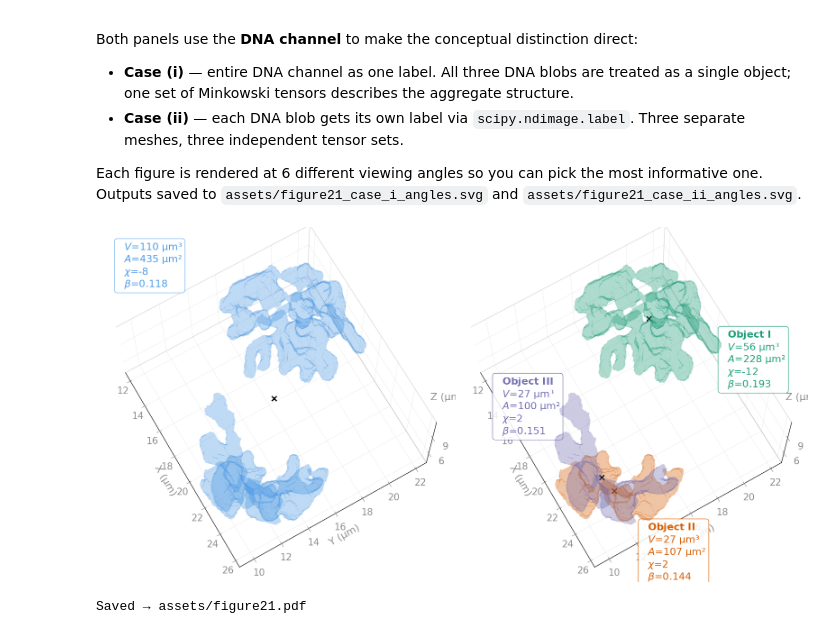
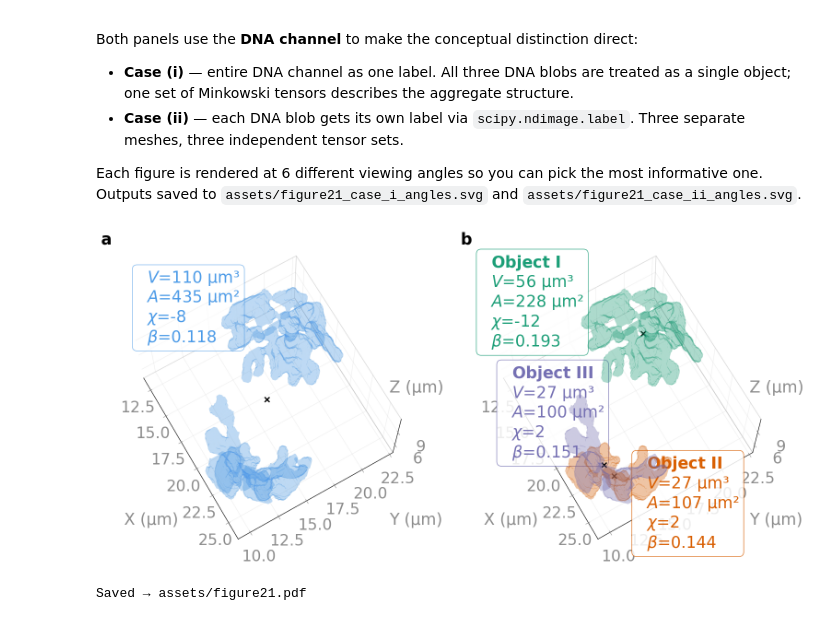
Before and after one commit to Ishihara-SynthMorph/pykarambola, a Jupyter notebook: examples/label_image_api.ipynb, the cells around one changed output. Cells and saved outputs as stored; diff of their text form; code cells hidden in the pictures.

Commit message:
added commas, label placement correction and added a and b, figure legend space for api figure updated

```diff
--- a/examples/label_image_api.ipynb
+++ b/examples/label_image_api.ipynb
@@ -355,7 +355,7 @@ Both panels use the **DNA channel** to make the conceptual distinction direct:
 Each figure is rendered at 6 different viewing angles so you can pick the most informative one.
 Outputs saved to `assets/figure21_case_i_angles.svg` and `assets/figure21_case_ii_angles.svg`.
 # %%
-BASE_FONT = 16
+BASE_FONT = 25
 plt.rcParams.update({'font.size': BASE_FONT, 'axes.titlesize': BASE_FONT+2, 'axes.labelsize': BASE_FONT, 'xtick.labelsize': BASE_FONT-1, 'ytick.labelsize': BASE_FONT-1})
 
 SPACING = (voxel_size_um,) * 3
@@ -369,17 +369,23 @@ def style_ax(ax):
         axis.pane.set_edgecolor((0.7, 0.7, 0.7, 0.25))
         axis._axinfo['grid']['color'] = (0.7, 0.7, 0.7, 0.2)
         axis.label.set_color((0.55, 0.55, 0.55))
-    ax.tick_params(colors=(0.55, 0.55, 0.55))
+    ax.tick_params(colors=(0.55, 0.55, 0.55), pad=12)
     ax.zaxis.set_major_locator(plt.MaxNLocator(nbins=3, integer=False))
-    ax.set_xlabel('X (µm)'); ax.set_ylabel('Y (µm)'); ax.set_zlabel('')
+    ax.set_xlabel('')
+    ax.set_ylabel('')
+    ax.set_zlabel('')
     ax.view_init(elev=70, azim=-30)
 
 def fit_ax(ax, verts):
     lo, hi = verts.min(0), verts.max(0)
     ax.set_xlim(lo[0], hi[0]); ax.set_ylim(lo[1], hi[1]); ax.set_zlim(lo[2], hi[2])
     ax.set_box_aspect((hi - lo).tolist())
-    ax.text(hi[0]-1, hi[1], hi[2]+2, 'Z (µm)',
-            color=(0.55,0.55,0.55), ha='left', va='center')
+    ax.text2D(0.1, 0.05, 'X (µm)', transform=ax.transAxes,
+              color=(0.55,0.55,0.55), ha='center', va='bottom')
+    ax.text2D(0.95, 0.05, 'Y (µm)', transform=ax.transAxes,
+              color=(0.55,0.55,0.55), ha='left', va='bottom')
+    ax.text2D(0.95, 0.55, 'Z (µm)', transform=ax.transAxes,
+              color=(0.55,0.55,0.55), ha='left', va='center')
 
 def mesh_xyz(mask):
     v, f, _, _ = measure.marching_cubes(mask.astype(np.float32), level=0.5, spacing=SPACING)
@@ -401,7 +407,7 @@ def fmt_stats(r, lbl=None):
 verts_i, faces_i = mesh_xyz(dna_mask)
 center_i         = centroid_xyz(dna_mask)
 
-TEXT_OFFSETS = {1: [6.5,1.5,0], 2: [6,-1.5,0], 3: [-5,-4.5,1.5]}
+TEXT_OFFSETS = {1: [-7,-11,-5], 2: [6,-1.5,0], 3: [-3.5,-6.5,1.5]}
 
 obj_data = {}
 for lbl in range(1, n_objects + 1):
@@ -415,42 +421,44 @@ for lbl in range(1, n_objects + 1):
 all_v = np.vstack([d['verts'] for d in obj_data.values()])
 
 # ── figure ────────────────────────────────────────────────────────────────────
-fig, (ax_i, ax_ii) = plt.subplots(1, 2, figsize=(16, 8),
+fig, (ax_i, ax_ii) = plt.subplots(1, 2, figsize=(16, 10),
                                    subplot_kw={'projection': '3d'})
+# plt.tight_layout(pad=5.0)
 
-# (a) single label
+# ── (a) single label ──────────────────────────────────────────────────────────
 ax_i.add_collection3d(Poly3DCollection(verts_i[faces_i], alpha=0.2,
                                         facecolor='#4C9BE8', edgecolor='none'))
 fit_ax(ax_i, verts_i); style_ax(ax_i)
-# ax_i.set_title('(a)  entire DNA channel as one label\n(1 set of Minkowski tensors)')
 ax_i.text2D(0.05, 0.97, fmt_stats(results_case2_dna[1]),
             transform=ax_i.transAxes, va='top', color='#4C9BE8',
             bbox=dict(boxstyle='round', facecolor='white', alpha=0.7, edgecolor='#4C9BE8'))
 ax_i.scatter(*center_i, marker='x', s=60, color='black', linewidths=2, depthshade=False)
+ax_i.text2D(-0.08, 1.05, 'a', transform=ax_i.transAxes,
+            fontsize=BASE_FONT, fontweight='bold', va='bottom', ha='left')
 
-# (b) per-object
+# ── (b) per-object ────────────────────────────────────────────────────────────
 for lbl, d in obj_data.items():
     c = d['color']
     ax_ii.add_collection3d(Poly3DCollection(d['verts'][d['faces']],
                                              alpha=0.2, facecolor=c, edgecolor='none'))
     cx, cy, cz = d['center']
     off = TEXT_OFFSETS[lbl]
     ax_ii.text(cx+off[0], cy+off[1], cz+off[2], d['stats'],
                color=c, va='bottom',
                bbox=dict(boxstyle='round', facecolor='white', alpha=0.85,
                          edgecolor=c, linewidth=1.0))
     ax_ii.scatter([cx], [cy], [cz], marker='x', s=60, color='black',
                   linewidths=2, depthshade=False)
 
 fit_ax(ax_ii, all_v); style_ax(ax_ii)
-# ax_ii.set_title('(b)  per-object DNA morphometry\n(3 labels → 3 independent tensor sets)')
+ax_ii.text2D(-0.08, 1.05, 'b', transform=ax_ii.transAxes,
+             fontsize=BASE_FONT, fontweight='bold', va='bottom', ha='left')
 
-# plt.suptitle('Single-label vs per-object', fontsize=BASE_FONT+3)
 plt.tight_layout()
 plt.savefig('../assets/figure21.pdf', bbox_inches='tight', dpi=150)
 plt.savefig('../assets/figure21.svg', bbox_inches='tight', dpi=150)
 plt.show()
 print('Saved → assets/figure21.pdf')
 # %% [output]
-[figure, old version]
+[figure, new version]
 Saved → assets/figure21.pdf
```
Also changed, not shown: 2 other files.
